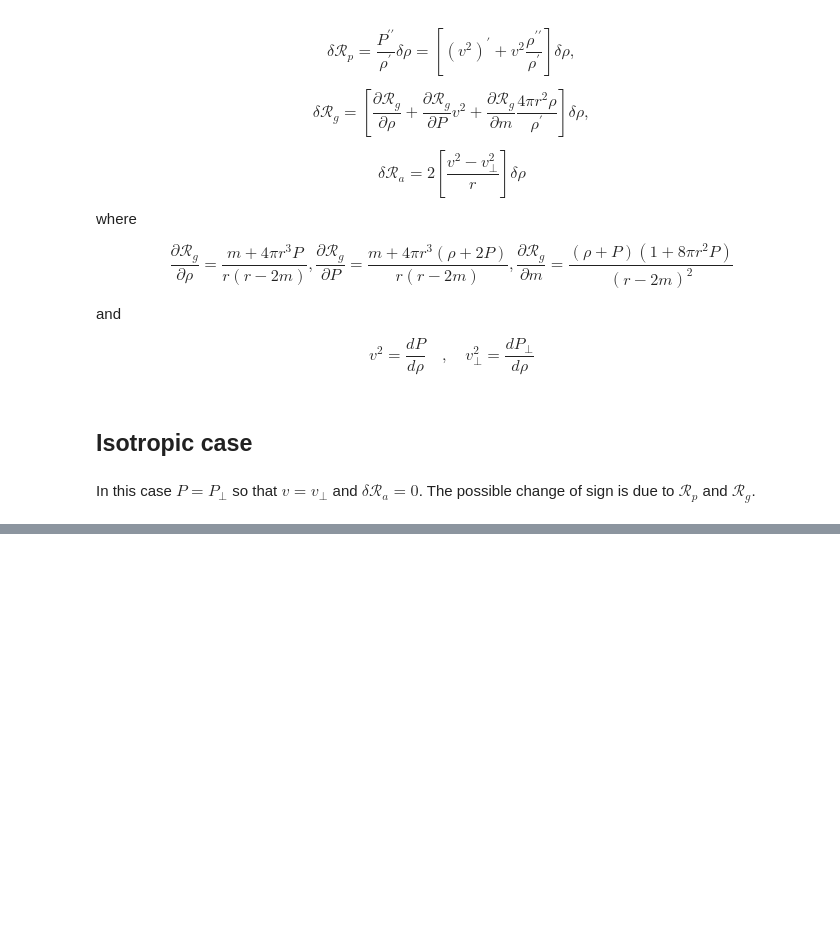
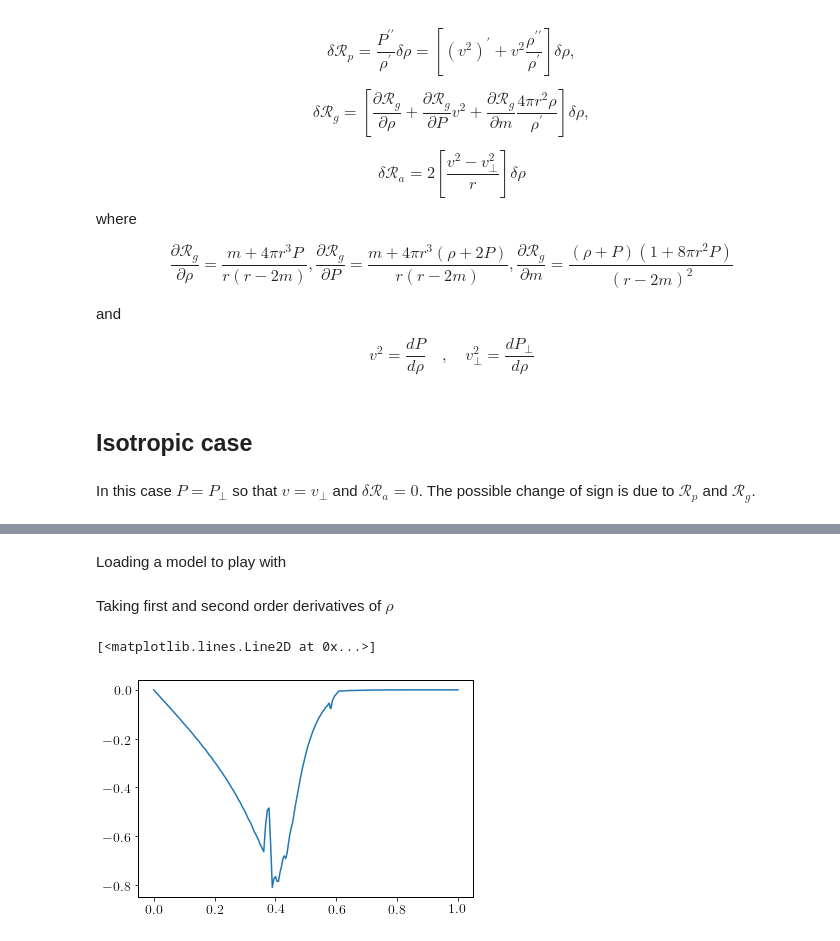
Before and after one commit to DavidRamosSal/stellar_structure, a Jupyter notebook: Cracking_stability.ipynb, the cells around one changed output, grey strips where cells are left out. Cells and saved outputs as stored; diff of their text form; code cells hidden in the pictures; blank space fills up the shorter version.

```diff
--- a/Cracking_stability.ipynb
+++ b/Cracking_stability.ipynb
@@ -38,3 +38,19 @@ plt.rc('legend',fontsize= 14,markerscale=1.5)
 plt.rcParams['axes.spines.right'] = True
 plt.rcParams['axes.spines.top'] = True
 mpl.rcParams['axes.linewidth'] = 1.0
+# %% [markdown]
+Loading a model to play with
+# %%
+model1 = np.loadtxt('results/alf1/14.5.dat',unpack=True)
+# %% [markdown]
+Taking first and second order derivatives of $\rho$
+# %%
+s1=1e-20
+model1drho=interpolate.UnivariateSpline(model1[-1], model1[2], k=3, s=s1).derivative(n=1)
+s2=1e-7
+model1ddrho=interpolate.UnivariateSpline(model1[-1], model1[2], k=5, s=s2).derivative(n=2)
+# %%
+plt.plot(model1[-1]/model1[-1][-1],model1drho(model1[-1]))
+# %% [output]
+[<matplotlib.lines.Line2D at 0x...>]
+[figure, added]
```
Also changed, not shown: parts of 22 cells of this notebook.
